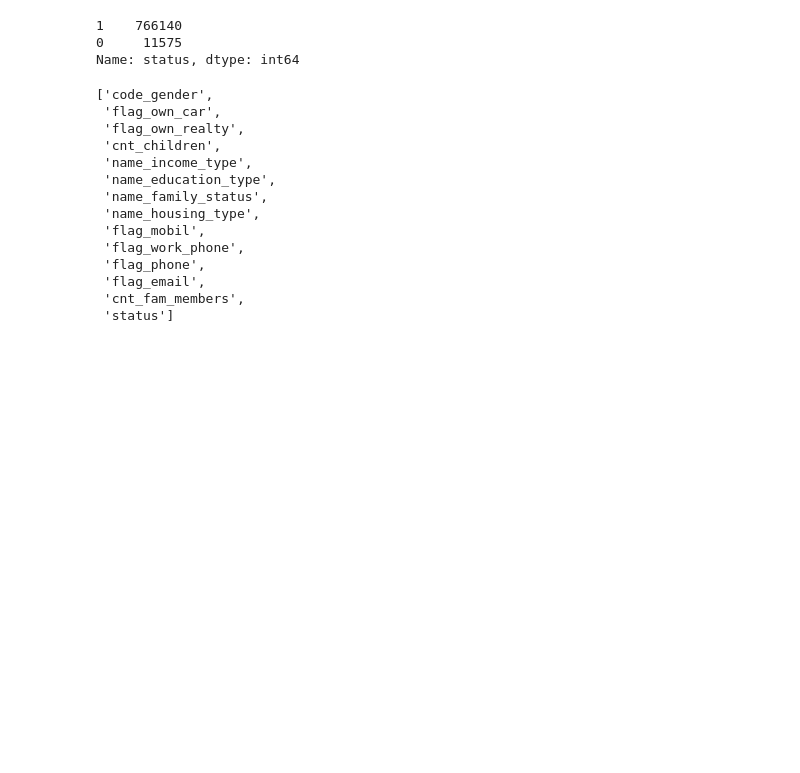
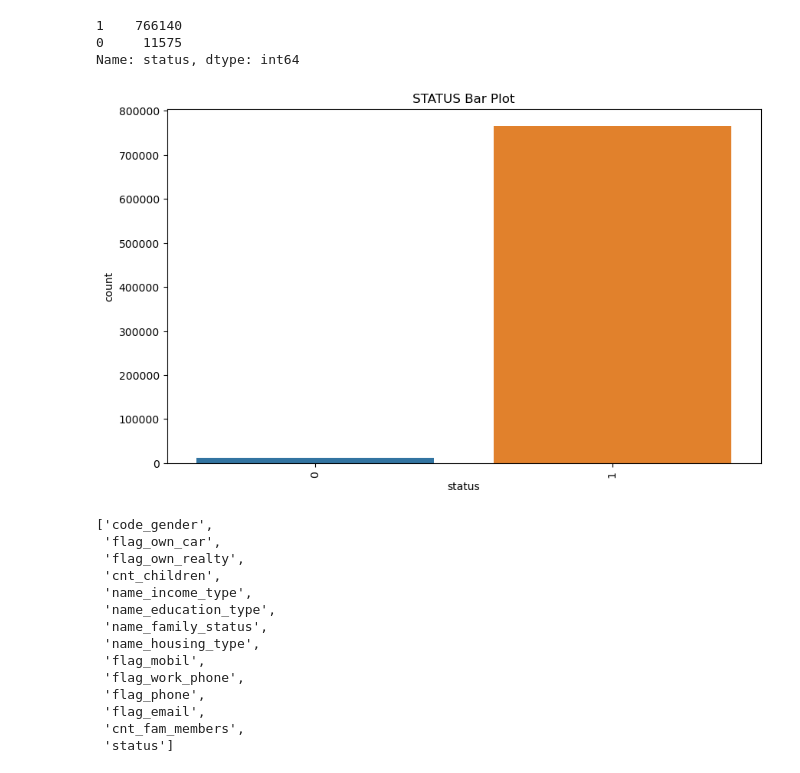
Before and after one commit to hasantahabagci/Credit-Card-Approval-Prediction, a Jupyter notebook: exploration.ipynb, the cells around one changed output. Drawn from its saved outputs; the diff is of its cells as text; code cells hidden in the pictures; blank space fills up the shorter version.

```diff
--- a/exploration.ipynb
+++ b/exploration.ipynb
@@ -555,6 +558,10 @@ df.status.value_counts()
 1    766140
 0     11575
 Name: status, dtype: int64
+# %%
+plotbar(df, "status")
+# %% [output]
+[figure, added]
 # %%
 categorical_features
 # %% [output]
```
Also changed, not shown: parts of 20 cells of this notebook, 1 other file.
